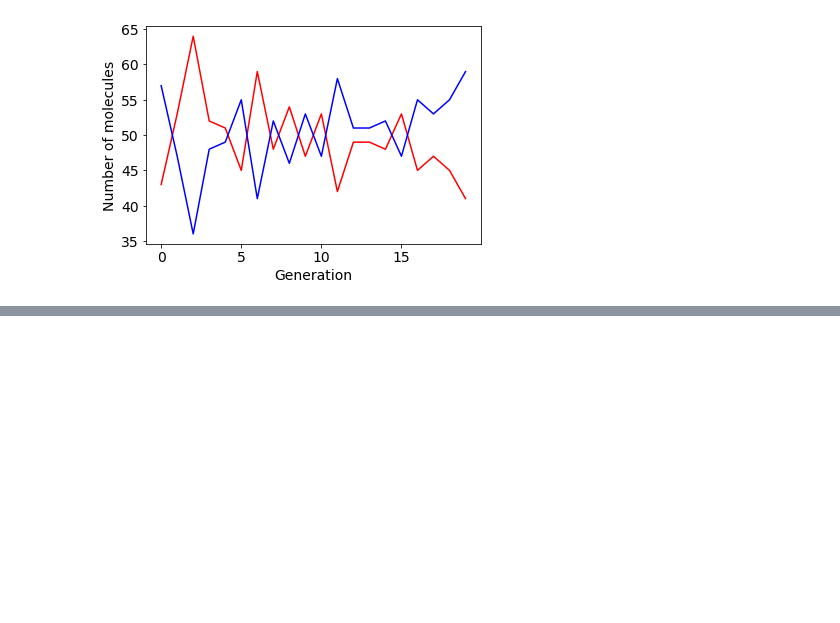
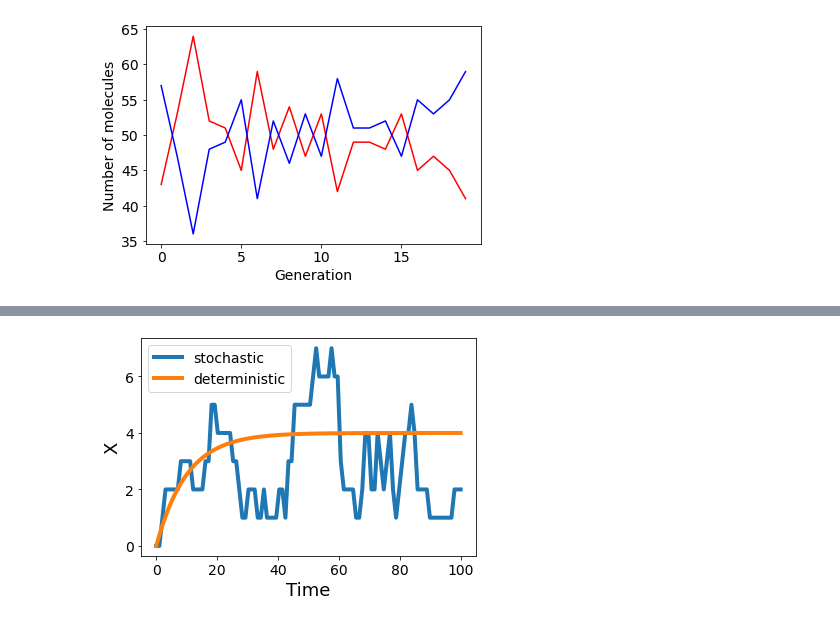
Before and after one commit to BioSysDesign/E164, a Jupyter notebook: reading/week7_stochastic_systems.ipynb, the cells around one changed output, grey strips where cells are left out. Cells and saved outputs as stored; diff of their text form; code cells hidden in the pictures; blank space fills up the shorter version.

```diff
--- a/reading/week7_stochastic_systems.ipynb
+++ b/reading/week7_stochastic_systems.ipynb
@@ -115,0 +194,24 @@ The first two terms define the ways in which we get to the microstate with $X$ m
+# %%
+species = ['X']
+params = [('k', k), ('d', d)]
+r1 = ([], ['X'], 'massaction', {'k':'k'})
+r2 = (['X'], [], 'massaction', {'k':'d'})
+initial_conditions = {'X':0}
+unregulated_expr = Model(species = species, reactions = [r1, r2],
+                         parameters = params,
+                         initial_condition_dict = initial_conditions)
+results_stoch = py_simulate_model(Model = unregulated_expr,
+                                  timepoints = timepoints,
+                                  stochastic = True)
+results_det = py_simulate_model(Model = unregulated_expr,
+                                timepoints = timepoints,
+                                stochastic = False)
+ax = plt.axes()
+ax.plot(timepoints, results_stoch['X'], lw = 4, label = 'stochastic')
+ax.plot(timepoints, results_det['X'], lw = 4, label = 'deterministic')
+ax.set_xlabel('Time', fontsize = 18)
+ax.set_ylabel('X', fontsize = 18)
+ax.tick_params(labelsize = 14)
+ax.legend(fontsize = 14);
+# %% [output]
+[figure, added]
```
Also changed, not shown: parts of 9 cells of this notebook, 1 other file.
